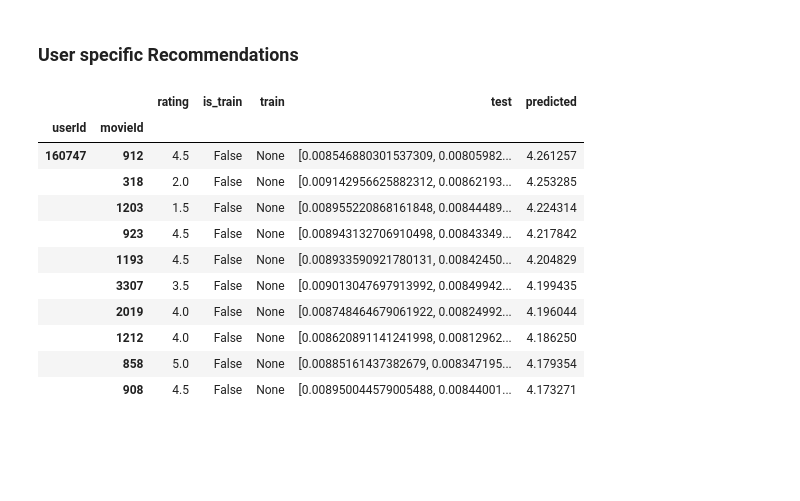
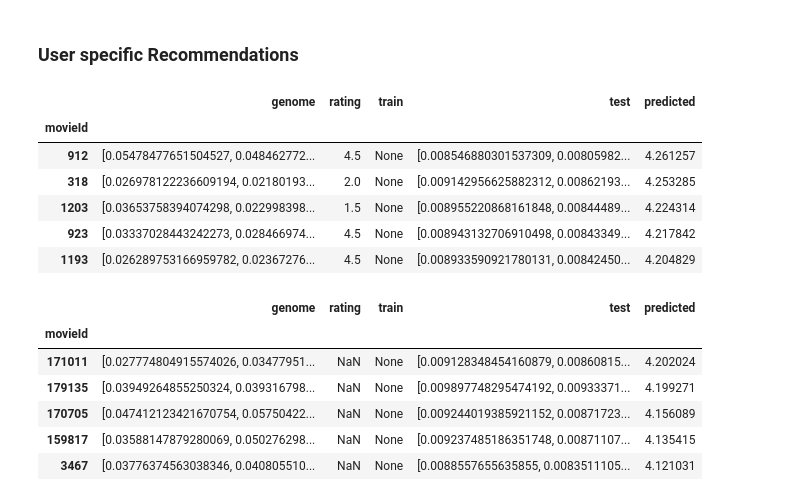
Before and after one commit to QiuyiWu/MovieRecommender, a Jupyter notebook: content_user_profile/run model.ipynb, the cells around one changed output. Cells and saved outputs as stored; diff of their text form; code cells hidden in the pictures; blank space fills up the shorter version.

```diff
--- a/content_user_profile/run model.ipynb
+++ b/content_user_profile/run model.ipynb
@@ -103,16 +103,24 @@ df, (X_train, y_train, X_test, y_test) = pipeline.get_user_train_test(user_id)
-# %%
-df['predicted'] = sgd.predict(X_test)
-df.sort_values('predicted', ascending=False).head(10)
-# %% [output]
-|  |  | rating | is_train | train | test | predicted |
-| userId | movieId |  |  |  |  |  |
-| 160747 | 912 | 4.5 | False | None | [0.008546880301537309, 0.00805982... | 4.261257 |
-|  | 318 | 2.0 | False | None | [0.009142956625882312, 0.00862193... | 4.253285 |
-|  | 1203 | 1.5 | False | None | [0.008955220868161848, 0.00844489... | 4.224314 |
-|  | 923 | 4.5 | False | None | [0.008943132706910498, 0.00843349... | 4.217842 |
-|  | 1193 | 4.5 | False | None | [0.008933590921780131, 0.00842450... | 4.204829 |
-|  | 3307 | 3.5 | False | None | [0.009013047697913992, 0.00849942... | 4.199435 |
-|  | 2019 | 4.0 | False | None | [0.008748464679061922, 0.00824992... | 4.196044 |
-|  | 1212 | 4.0 | False | None | [0.008620891141241998, 0.00812962... | 4.186250 |
-|  | 858 | 5.0 | False | None | [0.00885161437382679, 0.008347195... | 4.179354 |
-|  | 908 | 4.5 | False | None | [0.008950044579005488, 0.00844001... | 4.173271 |
+# %%
+data = pipeline.get_user_train_test(160747)
+data['predicted'] = sgd.predict(np.r_[data['test'].to_list()])
+data.sort_values('predicted', ascending=False, inplace=True)
+# %%
+data.head(5)
+# %% [output]
+|  | genome | rating | train | test | predicted |
+| movieId |  |  |  |  |  |
+| 912 | [0.05478477651504527, 0.048462772... | 4.5 | None | [0.008546880301537309, 0.00805982... | 4.261257 |
+| 318 | [0.026978122236609194, 0.02180193... | 2.0 | None | [0.009142956625882312, 0.00862193... | 4.253285 |
+| 1203 | [0.03653758394074298, 0.022998398... | 1.5 | None | [0.008955220868161848, 0.00844489... | 4.224314 |
+| 923 | [0.03337028443242273, 0.028466974... | 4.5 | None | [0.008943132706910498, 0.00843349... | 4.217842 |
+| 1193 | [0.026289753166959782, 0.02367276... | 4.5 | None | [0.008933590921780131, 0.00842450... | 4.204829 |
+# %%
+data[data.rating.isna()].head(5)
+# %% [output]
+|  | genome | rating | train | test | predicted |
+| movieId |  |  |  |  |  |
+| 171011 | [0.027774804915574026, 0.03477951... | NaN | None | [0.009128348454160879, 0.00860815... | 4.202024 |
+| 179135 | [0.03949264855250324, 0.039316798... | NaN | None | [0.009897748295474192, 0.00933371... | 4.199271 |
+| 170705 | [0.047412123421670754, 0.05750422... | NaN | None | [0.009244019385921152, 0.00871723... | 4.156089 |
+| 159817 | [0.03588147879280069, 0.050276298... | NaN | None | [0.009237485186351748, 0.00871107... | 4.135415 |
+| 3467 | [0.03776374563038346, 0.040805510... | NaN | None | [0.0088557655635855, 0.0083511105... | 4.121031 |
```
Also changed, not shown: parts of 2 cells of this notebook, 1 other file.
